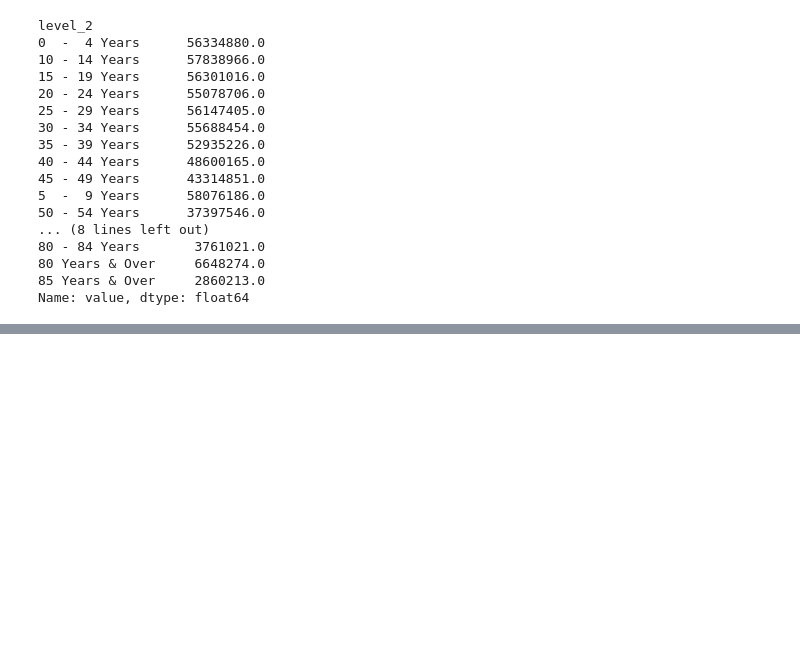
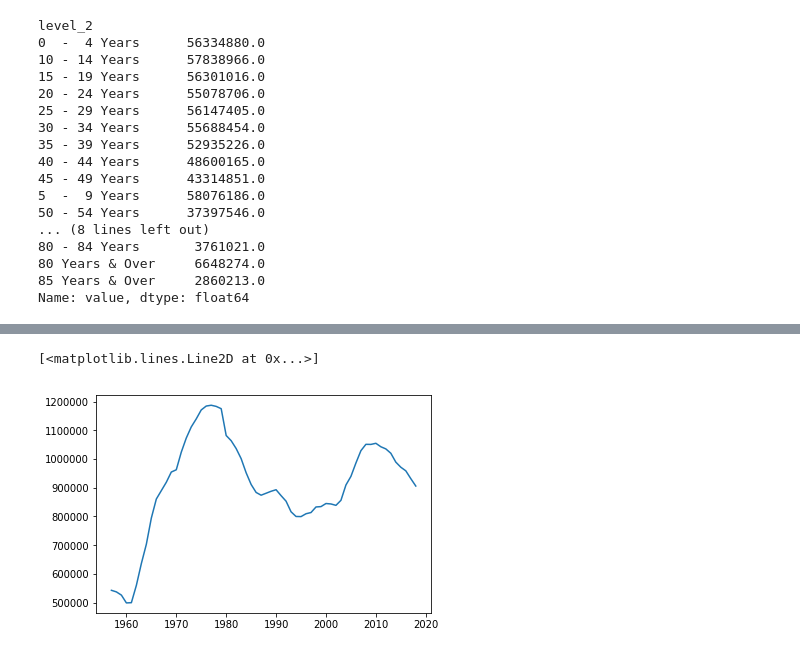
Before and after one commit to amit-kumar9766/Deep-learning.ai, a Jupyter notebook: Singapore.ipynb, the cells around one changed output, grey strips where cells are left out. Drawn from its saved outputs; the diff is of its cells as text; code cells hidden in the pictures; blank space fills up the shorter version.

```diff
--- a/Singapore.ipynb
+++ b/Singapore.ipynb
@@ -340,0 +418,5 @@ Name: value, dtype: float64
+# %%
+plt.plot(b[2]['year'],b[2]['value'])
+# %% [output]
+[<matplotlib.lines.Line2D at 0x...>]
+[figure, added]
```
Also changed, not shown: parts of 54 cells of this notebook.
